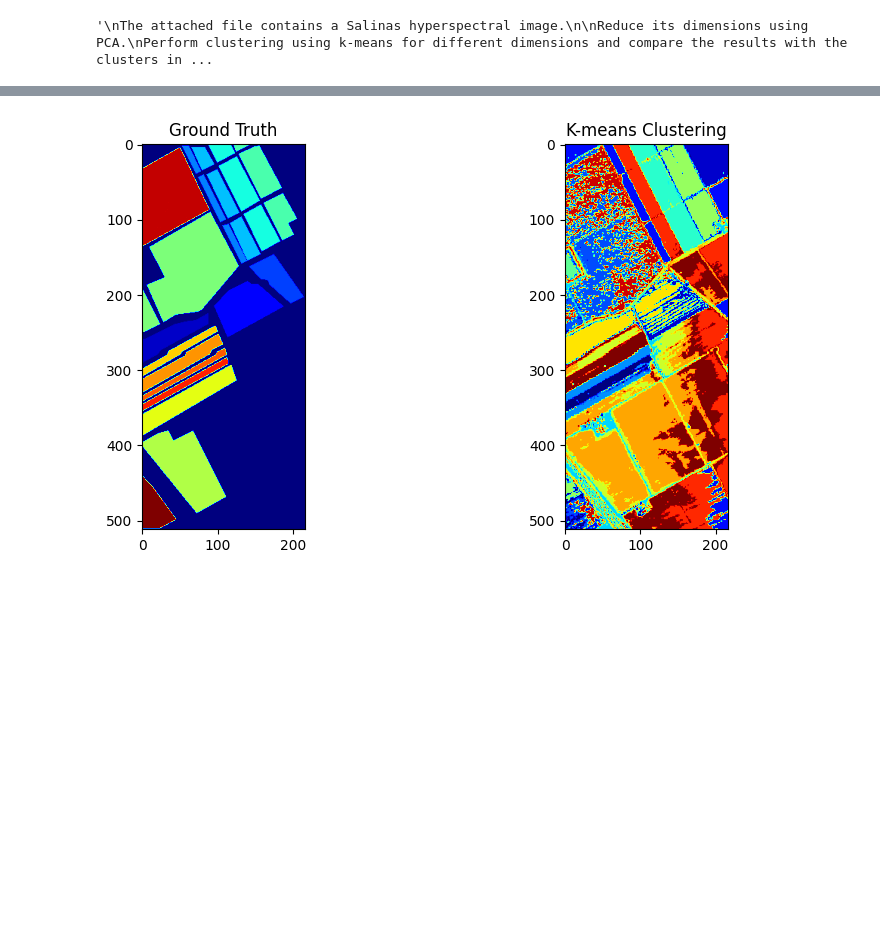
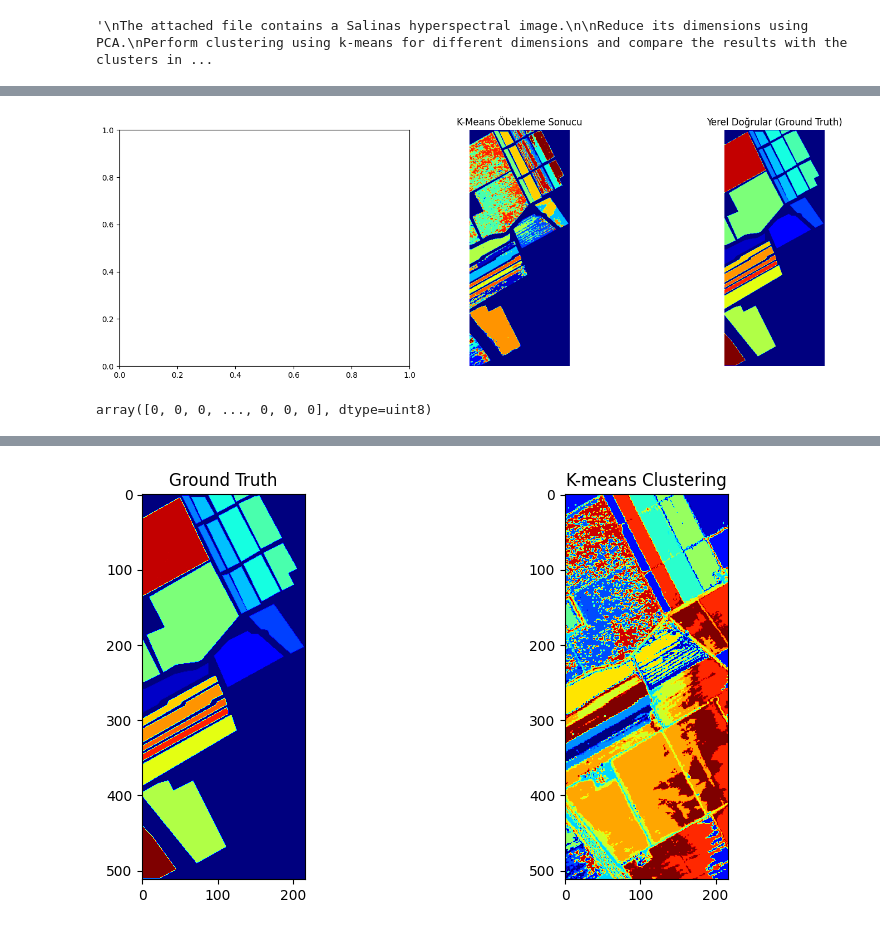
Before and after one commit to fouad1233/machine_learning_tutorials, a Jupyter notebook: 007_dimension_reduction/main.ipynb, the cells around one changed output, grey strips where cells are left out. Drawn from its saved outputs; the diff is of its cells as text; code cells hidden in the pictures; blank space fills up the shorter version.

```diff
--- a/007_dimension_reduction/main.ipynb
+++ b/007_dimension_reduction/main.ipynb
@@ -58,0 +121,74 @@ Clustering accuracy: 0.03
+# %%
+import numpy as np
+import matplotlib.pyplot as plt
+from sklearn.decomposition import PCA
+from sklearn.cluster import KMeans
+from sklearn.metrics import adjusted_rand_score, confusion_matrix
+from scipy.io import loadmat
+
+# Veriyi yükleme
+data = loadmat('salinas.mat')
+salinas = data['salinas']
+
+data_gt = loadmat('salinas_gt.mat')
+salinas_gt = data_gt['salinas_gt']
+
+# Veri boyutlarını kontrol et
+rows, cols, bands = salinas.shape
+print("Salinas boyutları:", salinas.shape)
+print("Salinas GT boyutları:", salinas_gt.shape)
+
+# Hiperspektral görüntüyü 2D formata dönüştür
+salinas_reshaped = salinas.reshape(rows * cols, bands)
+print("Salinas reshaped boyutları:", salinas_reshaped.shape)
+# PCA ile boyut indirgeme
+component_number = 10
+
+pca = PCA(n_components=component_number)  # İlk 3 bileşen
+salinas_pca = pca.fit_transform(salinas_reshaped)
+#print the shapw
+print("PCA ile azaltılmış veri şekli:", salinas_pca.shape)
+
+# PCA sonucu veriyi eski formata döndür
+salinas_pca_image = salinas_pca.reshape(rows, cols, component_number)
+
+# Geçerli alanları seç
+mask = salinas_gt > 0  # GT'deki geçerli alanları seç
+salinas_valid = salinas_pca[mask.flatten()]  # PCA sonrası geçerli alanlar
+
+# K-Means öbekleme
+num_clusters = len(np.unique(salinas_gt)) - 1  # Ground truth'daki sınıf sayısı
+kmeans = KMeans(n_clusters=num_clusters, random_state=42, init='k-means++', n_init=10)
+labels = kmeans.fit_predict(salinas_valid)
+
+# Öbek sonuçlarını görüntü formatına dönüştür
+kmeans_image = np.zeros_like(salinas_gt)
+kmeans_image[mask] = labels + 1  # 1 tabanlı hale getir
+
+# Performans değerlendirme
+true_labels = salinas_gt[mask]
+print("Adjusted Rand Index:", adjusted_rand_score(true_labels, labels))
+print("Confusion Matrix:\n", confusion_matrix(true_labels, labels))
+
+# Görselleştirme
+fig, axes = plt.subplots(1, 3, figsize=(15, 5))
+
+# PCA Görselleştirme
+#axes[0].imshow((salinas_pca_image - salinas_pca_image.min()) /
+#               (salinas_pca_image.max() - salinas_pca_image.min()))
+#axes[0].set_title("PCA ile Azaltılmış Görüntü")
+#axes[0].axis('off')
+
+# K-Means Görselleştirme
+axes[1].imshow(kmeans_image, cmap='jet')
+axes[1].set_title("K-Means Öbekleme Sonucu")
+axes[1].axis('off')
+
+# Yerel Doğrular (Ground Truth)
+axes[2].imshow(salinas_gt, cmap='jet')
+axes[2].set_title("Yerel Doğrular (Ground Truth)")
+axes[2].axis('off')
+
+plt.tight_layout()
+plt.show()
+# %% [output]
@@ -58,0 +212,5 @@ Clustering accuracy: 0.03
+[figure, added]
+# %%
+ground_truth_flat
+# %% [output]
+array([0, 0, 0, ..., 0, 0, 0], dtype=uint8)
```
Also changed, not shown: parts of 4 cells of this notebook, 1 other file.
